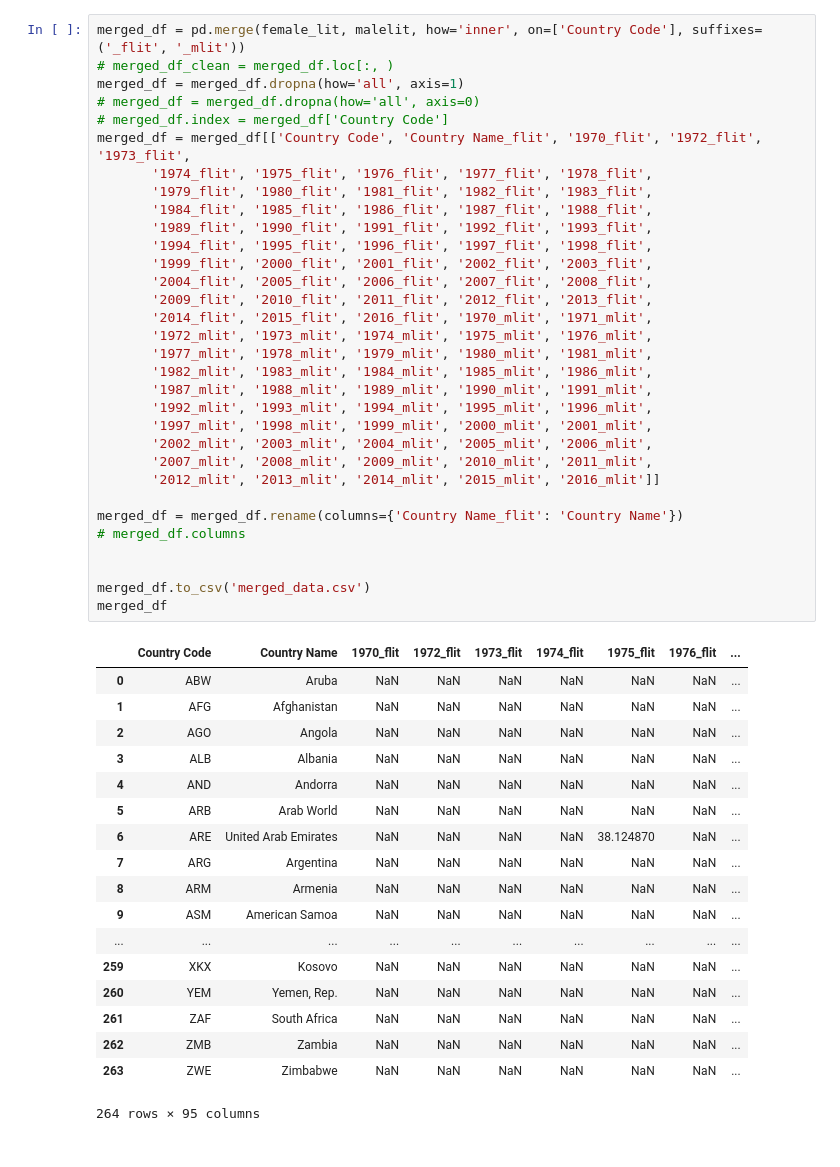
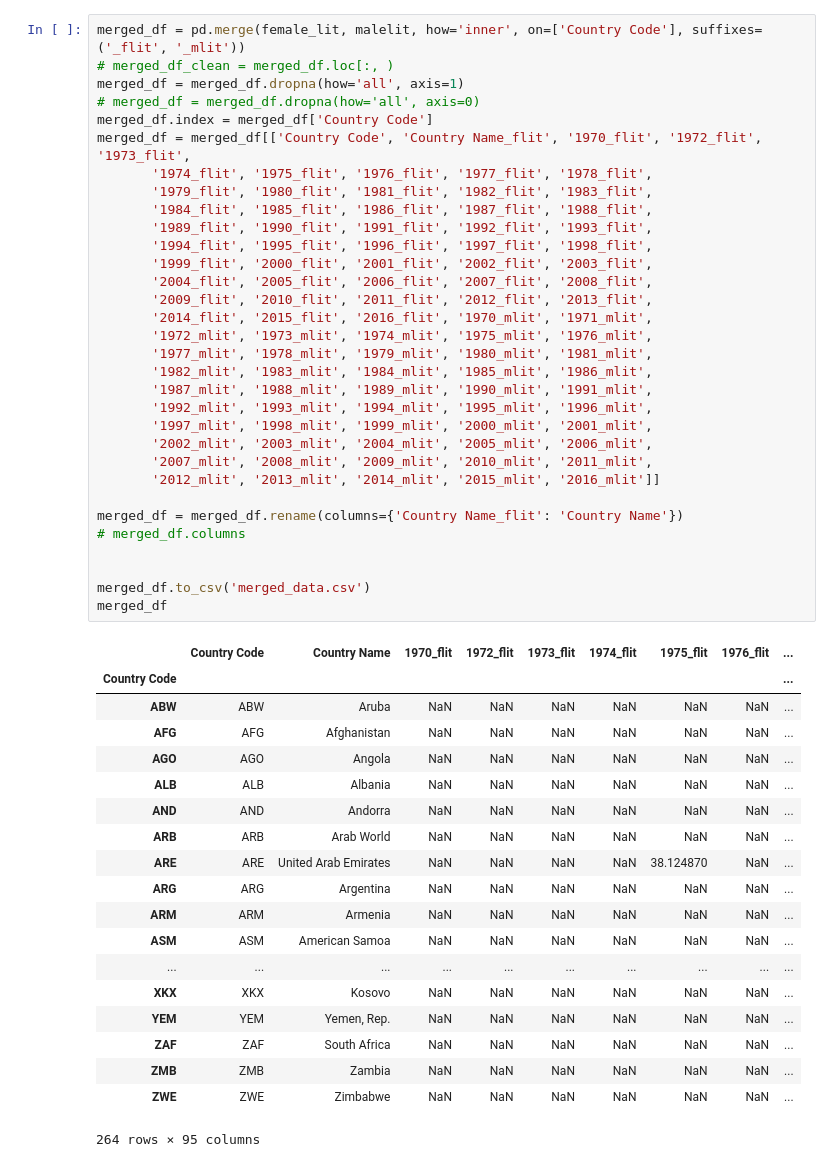
Before and after one commit to Adigine/GWARL_Group_Project, a Jupyter notebook: merged_data_v2.ipynb, the cells around one changed output. Drawn from its saved outputs; the diff is of its cells as text.

```diff
--- a/merged_data_v2.ipynb
+++ b/merged_data_v2.ipynb
@@ -25,49 +27,50 @@ merged_df = pd.merge(female_lit, malelit, how='inner', on=['Country Code'], suff
 # merged_df_clean = merged_df.loc[:, )
 merged_df = merged_df.dropna(how='all', axis=1)
 # merged_df = merged_df.dropna(how='all', axis=0)
-# merged_df.index = merged_df['Country Code']
+merged_df.index = merged_df['Country Code']
 merged_df = merged_df[['Country Code', 'Country Name_flit', '1970_flit', '1972_flit', '1973_flit',
        '1974_flit', '1975_flit', '1976_flit', '1977_flit', '1978_flit',
        '1979_flit', '1980_flit', '1981_flit', '1982_flit', '1983_flit',
        '1984_flit', '1985_flit', '1986_flit', '1987_flit', '1988_flit',
        '1989_flit', '1990_flit', '1991_flit', '1992_flit', '1993_flit',
        '1994_flit', '1995_flit', '1996_flit', '1997_flit', '1998_flit',
        '1999_flit', '2000_flit', '2001_flit', '2002_flit', '2003_flit',
        '2004_flit', '2005_flit', '2006_flit', '2007_flit', '2008_flit',
        '2009_flit', '2010_flit', '2011_flit', '2012_flit', '2013_flit',
        '2014_flit', '2015_flit', '2016_flit', '1970_mlit', '1971_mlit',
        '1972_mlit', '1973_mlit', '1974_mlit', '1975_mlit', '1976_mlit',
        '1977_mlit', '1978_mlit', '1979_mlit', '1980_mlit', '1981_mlit',
        '1982_mlit', '1983_mlit', '1984_mlit', '1985_mlit', '1986_mlit',
        '1987_mlit', '1988_mlit', '1989_mlit', '1990_mlit', '1991_mlit',
        '1992_mlit', '1993_mlit', '1994_mlit', '1995_mlit', '1996_mlit',
        '1997_mlit', '1998_mlit', '1999_mlit', '2000_mlit', '2001_mlit',
        '2002_mlit', '2003_mlit', '2004_mlit', '2005_mlit', '2006_mlit',
        '2007_mlit', '2008_mlit', '2009_mlit', '2010_mlit', '2011_mlit',
        '2012_mlit', '2013_mlit', '2014_mlit', '2015_mlit', '2016_mlit']]
 
 merged_df = merged_df.rename(columns={'Country Name_flit': 'Country Name'})
 # merged_df.columns
 
 
 merged_df.to_csv('merged_data.csv')
 merged_df
 # %% [output]
 |  | Country Code | Country Name | 1970_flit | 1972_flit | 1973_flit | 1974_flit | 1975_flit | 1976_flit | ... |
-| 0 | ABW | Aruba | NaN | NaN | NaN | NaN | NaN | NaN | ... |
-| 1 | AFG | Afghanistan | NaN | NaN | NaN | NaN | NaN | NaN | ... |
-| 2 | AGO | Angola | NaN | NaN | NaN | NaN | NaN | NaN | ... |
-| 3 | ALB | Albania | NaN | NaN | NaN | NaN | NaN | NaN | ... |
-| 4 | AND | Andorra | NaN | NaN | NaN | NaN | NaN | NaN | ... |
-| 5 | ARB | Arab World | NaN | NaN | NaN | NaN | NaN | NaN | ... |
-| 6 | ARE | United Arab Emirates | NaN | NaN | NaN | NaN | 38.124870 | NaN | ... |
-| 7 | ARG | Argentina | NaN | NaN | NaN | NaN | NaN | NaN | ... |
-| 8 | ARM | Armenia | NaN | NaN | NaN | NaN | NaN | NaN | ... |
-| 9 | ASM | American Samoa | NaN | NaN | NaN | NaN | NaN | NaN | ... |
+| Country Code |  |  |  |  |  |  |  |  | ... |
+| ABW | ABW | Aruba | NaN | NaN | NaN | NaN | NaN | NaN | ... |
+| AFG | AFG | Afghanistan | NaN | NaN | NaN | NaN | NaN | NaN | ... |
+| AGO | AGO | Angola | NaN | NaN | NaN | NaN | NaN | NaN | ... |
+| ALB | ALB | Albania | NaN | NaN | NaN | NaN | NaN | NaN | ... |
+| AND | AND | Andorra | NaN | NaN | NaN | NaN | NaN | NaN | ... |
+| ARB | ARB | Arab World | NaN | NaN | NaN | NaN | NaN | NaN | ... |
+| ARE | ARE | United Arab Emirates | NaN | NaN | NaN | NaN | 38.124870 | NaN | ... |
+| ARG | ARG | Argentina | NaN | NaN | NaN | NaN | NaN | NaN | ... |
+| ARM | ARM | Armenia | NaN | NaN | NaN | NaN | NaN | NaN | ... |
+| ASM | ASM | American Samoa | NaN | NaN | NaN | NaN | NaN | NaN | ... |
 | ... | ... | ... | ... | ... | ... | ... | ... | ... | ... |
-| 259 | XKX | Kosovo | NaN | NaN | NaN | NaN | NaN | NaN | ... |
-| 260 | YEM | Yemen, Rep. | NaN | NaN | NaN | NaN | NaN | NaN | ... |
-| 261 | ZAF | South Africa | NaN | NaN | NaN | NaN | NaN | NaN | ... |
-| 262 | ZMB | Zambia | NaN | NaN | NaN | NaN | NaN | NaN | ... |
-| 263 | ZWE | Zimbabwe | NaN | NaN | NaN | NaN | NaN | NaN | ... |
+| XKX | XKX | Kosovo | NaN | NaN | NaN | NaN | NaN | NaN | ... |
+| YEM | YEM | Yemen, Rep. | NaN | NaN | NaN | NaN | NaN | NaN | ... |
+| ZAF | ZAF | South Africa | NaN | NaN | NaN | NaN | NaN | NaN | ... |
+| ZMB | ZMB | Zambia | NaN | NaN | NaN | NaN | NaN | NaN | ... |
+| ZWE | ZWE | Zimbabwe | NaN | NaN | NaN | NaN | NaN | NaN | ... |
 264 rows × 95 columns
```
Also changed, not shown: parts of 3 cells of this notebook, 2 other files.
